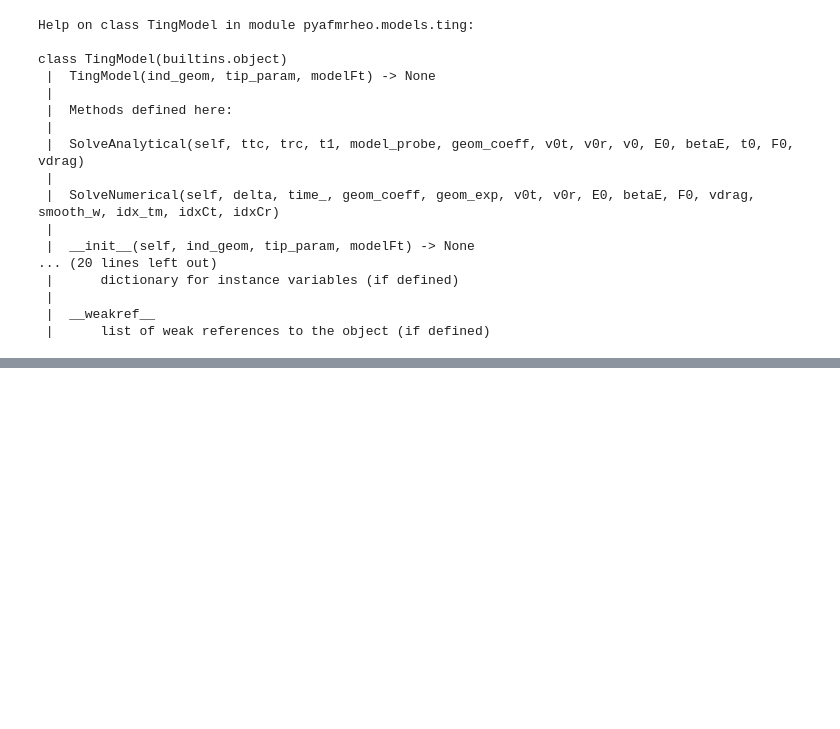
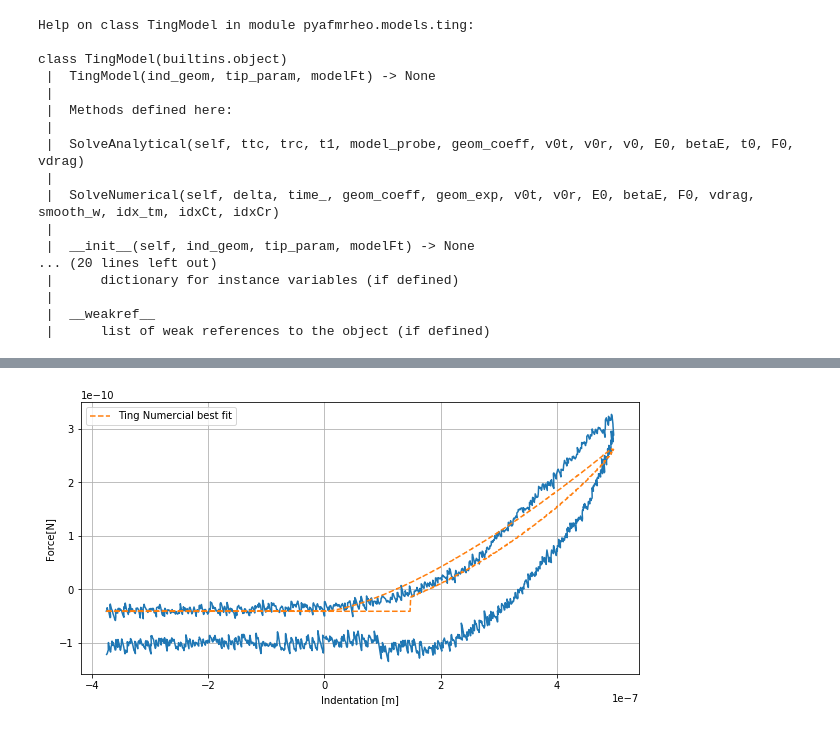
Before and after one commit to jlopezalo/PyFMRheo, a Jupyter notebook: examples/Ting Models Example.ipynb, the cells around one changed output, grey strips where cells are left out. Drawn from its saved outputs; the diff is of its cells as text; code cells hidden in the pictures; blank space fills up the shorter version.

```diff
--- a/examples/Ting Models Example.ipynb
+++ b/examples/Ting Models Example.ipynb
@@ -44,7 +44,7 @@ file_path = '/Users/javierlopez/Documents/Marseille/05-11-2021/E/map-data-2021.1
 # file_path = '/Users/javierlopez/Documents/pyafmreader/tests/testfiles/08171528.0_00001.pfc'
 # Shapes available: paraboloid, pyramid
 indenter_shape = "paraboloid"
-tip_parameter = 75 * 1e-9 # meters
+tip_parameter = 30 * 1e-9 # meters
 # tip_parameter = 35 # degrees
 # Poisson ratio
 poisson_ratio = 0.5
@@ -279,7 +279,7 @@ class TingModel(builtins.object)
 # %%
 ting_model_num = TingModel(indenter_shape, tip_parameter, 'numerical')
 ting_model_num.betaE_init = 0.2
-ting_model_num.E0_init = hertz_E0 * 2
+ting_model_num.E0_init = hertz_E0
 ting_model_num.tc_init = tc
 ting_model_num.fit(time_fit, force_fit, ind_fit, t0=1, idx_tm=idx_tm, smooth_w=5)
 ting_model_num.fit_report()
@@ -297,11 +333,15 @@ f0_analit = ting_model_analit.F0
 # %%
-plt.plot(ind_fit, force_fit)
-plt.plot(ind_fit, ting_model_num.eval(time_fit, force_fit, ind_fit, t0=t0, idx_tm=idx_tm, smooth_w=5), '--', label='Ting Numercial best fit')
+idx_tc = (np.abs(time_fit - tc_num)).argmin()
+delta0 = ind_fit[idx_tc]
+plt.plot(ind_fit-delta0, force_fit+f0_num)
+plt.plot(ind_fit-delta0, ting_model_num.eval(time_fit, force_fit, ind_fit, t0=t0, idx_tm=idx_tm, smooth_w=5), '--', label='Ting Numercial best fit')
 plt.xlabel("Indentation [m]")
 plt.ylabel("Force[N]")
 plt.legend()
 plt.grid()
 plt.show()
+# %% [output]
+[figure, added]
 # %%
 idx_tc = (np.abs(time_fit - tc_analit)).argmin()
 delta0 = ind_fit[idx_tc]
```
Also changed, not shown: parts of 15 cells of this notebook, 1 other file.
